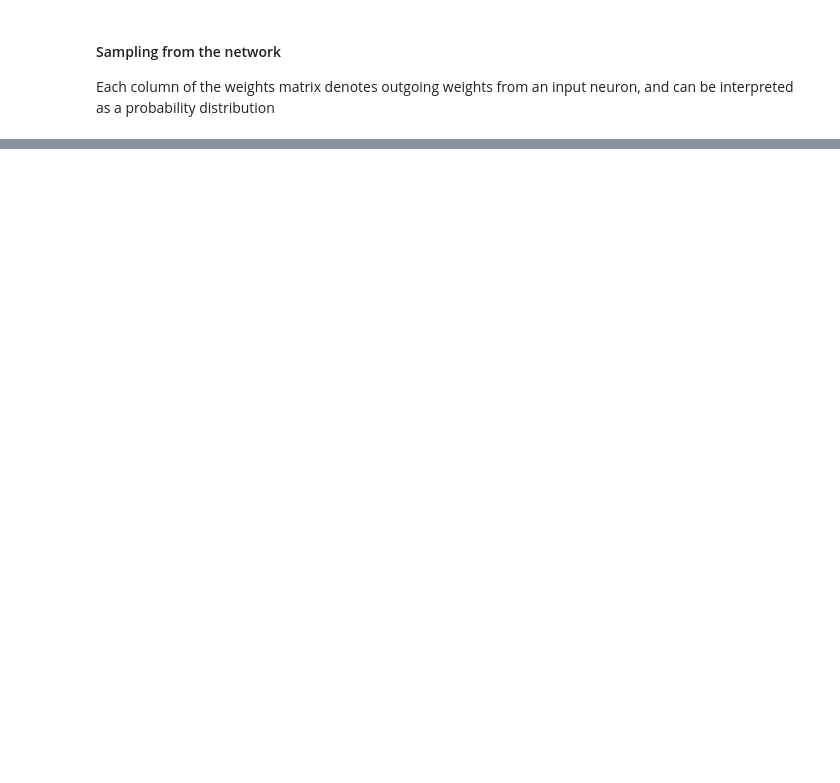
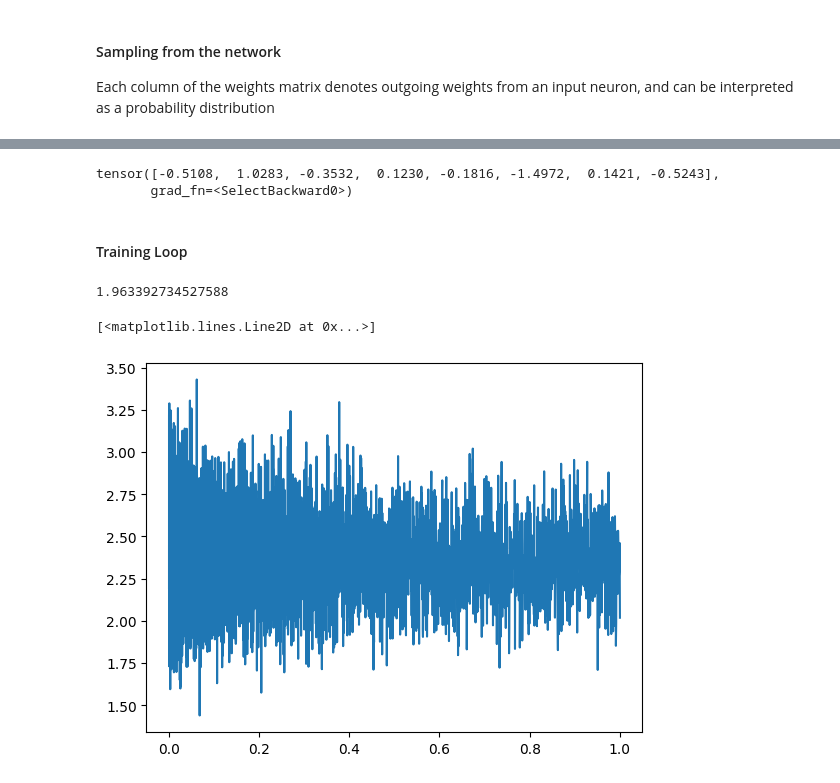
Before and after one commit to arthurcorrell/nn-zero-to-hero, a Jupyter notebook: lectures/makemore_mlp.ipynb, the cells around one changed output, grey strips where cells are left out. Saved outputs shown, nothing was run; the diff lists cells and outputs as text; code cells hidden in the pictures; blank space fills up the shorter version.

```diff
--- a/lectures/makemore_mlp.ipynb
+++ b/lectures/makemore_mlp.ipynb
@@ -175,0 +274,55 @@ plt.imshow(weights.T)
+# %%
+# vector embedding of '.'
+C[0]
+# %% [output]
+tensor([-0.5108,  1.0283, -0.3532,  0.1230, -0.1816, -1.4972,  0.1421, -0.5243],
+       grad_fn=<SelectBackward0>)
+# %% [markdown]
+#### Training Loop
+# %%
+epoch = 10000
+# %%
+# learning rate
+
+e = torch.linspace(-3, 0, epoch)
+lrs = 10 ** e
+# %%
+lossi = []
+lri = []
+for i in range(epoch):
+
+    # minibatch creation
+    ix = torch.randint(0, X.shape[0], (32, ))
+
+    # forward pass
+    emb = C[X[ix]]
+    h = torch.tanh(emb.view(emb.shape[0], 24) @ W1 + b1)
+    logits = h @ W2 + b2
+    loss = F.cross_entropy(logits, Y[ix])
+
+    # backward pass
+    for p in [C, W1, b1, W2, b2]:
+        p.grad = None
+
+    loss.backward()
+
+    # update parameters
+    lr = lrs[i]
+
+    for p in [C, W1, b1, W2, b2]:
+        p.data += -0.08 * p.grad
+
+    # track stats
+    lossi.append(loss.item())
+    lri.append(lr.item())
+
+
+print(loss.item())
+# %% [output]
+1.963392734527588
+# %%
+# learning rate vs loss
+plt.plot(lri, lossi)
+# %% [output]
+[<matplotlib.lines.Line2D at 0x...>]
+[figure, added]
```
Also changed, not shown: parts of 40 cells of this notebook.
